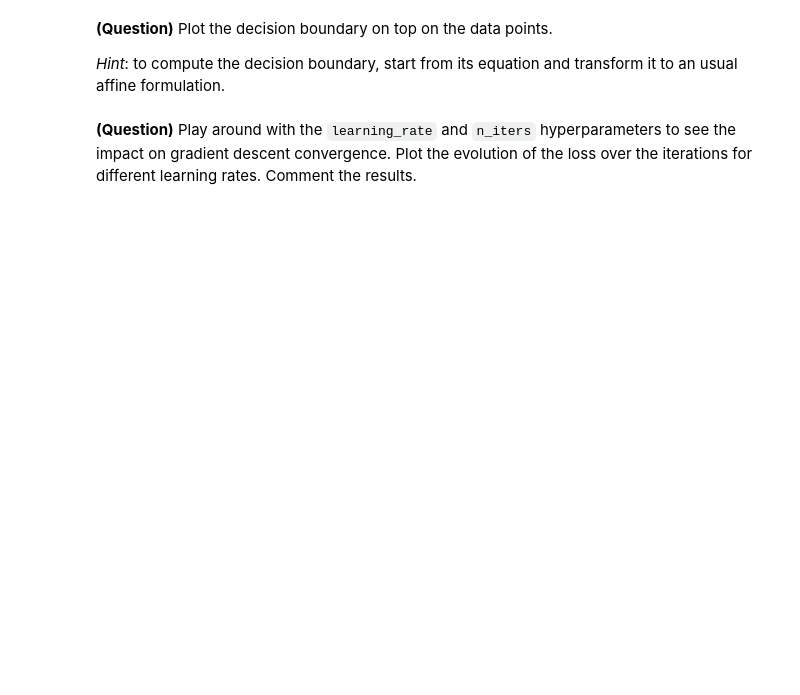
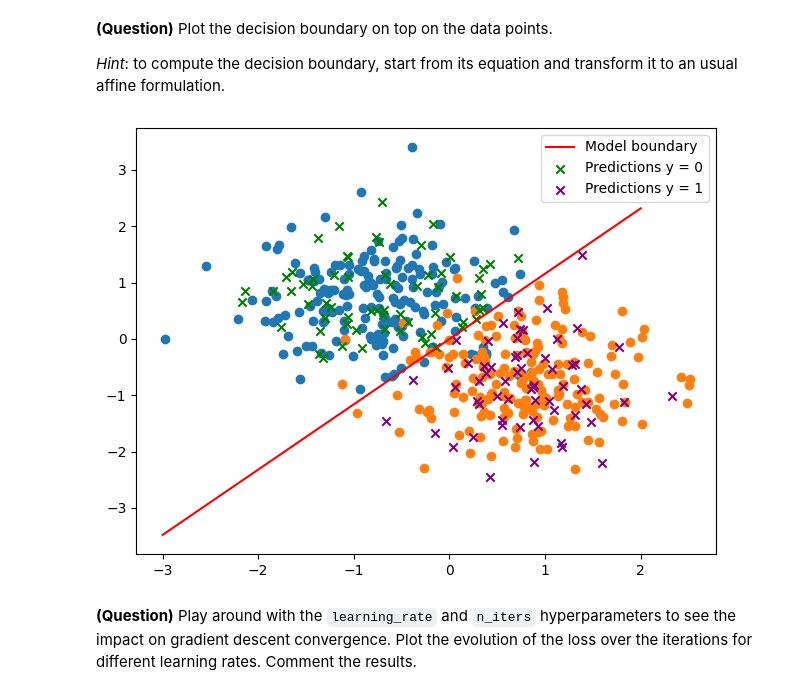
Before and after one commit to daJster/Machine_learning_2023, a Jupyter notebook: ml-tp2.ipynb, the cells around one changed output. Saved outputs shown, nothing was run; the diff lists cells and outputs as text; code cells hidden in the pictures; blank space fills up the shorter version.

```diff
--- a/ml-tp2.ipynb
+++ b/ml-tp2.ipynb
@@ -138,7 +147,24 @@ Text(0.5, 1.0, 'bce for each iteration in the training phase')
 
 *Hint*: to compute the decision boundary, start from its equation and transform it to an usual affine formulation.
 # %%
-# YOUR CODE HERE
+# Plotting the data
+plt.scatter(X_train[:, 1:][:, 0][y_train == 0], X_train[:, 1:][:, 1][y_train == 0])
+plt.scatter(X_train[:, 1:][:, 0][y_train == 1], X_train[:, 1:][:, 1][y_train == 1])
+
+# Plotting the boundary
+X_sample = np.linspace(-3, 2, 500)
+plt.plot(X_sample, -(X_sample*lr.W[1] + lr.W[0])/lr.W[2], color="red", label="Model boundary")
+
+# Plotting the predictions
+plt.scatter(X_valid[:, 1:][:, 0][y_pred == 0], X_valid[:, 1:][:, 1][y_pred == 0], label='Predictions y = 0', color='green', marker='x')
+plt.scatter(X_valid[:, 1:][:, 0][y_pred == 1], X_valid[:, 1:][:, 1][y_pred == 1], label='Predictions y = 1', color='purple', marker='x')
+
+plt.tight_layout()
+plt.legend()
+plt.show()
+plt.close()
+# %% [output]
+[figure, added]
 # %% [markdown]
 **(Question)** Play around with the `learning_rate` and `n_iters` hyperparameters to see the impact on gradient descent convergence.
 Plot the evolution of the loss over the iterations for different learning rates.
```
Also changed, not shown: parts of 19 cells of this notebook.
